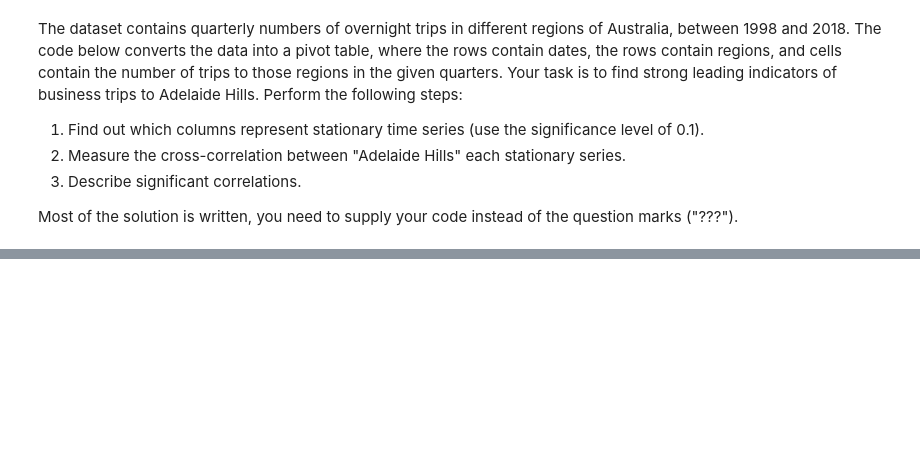
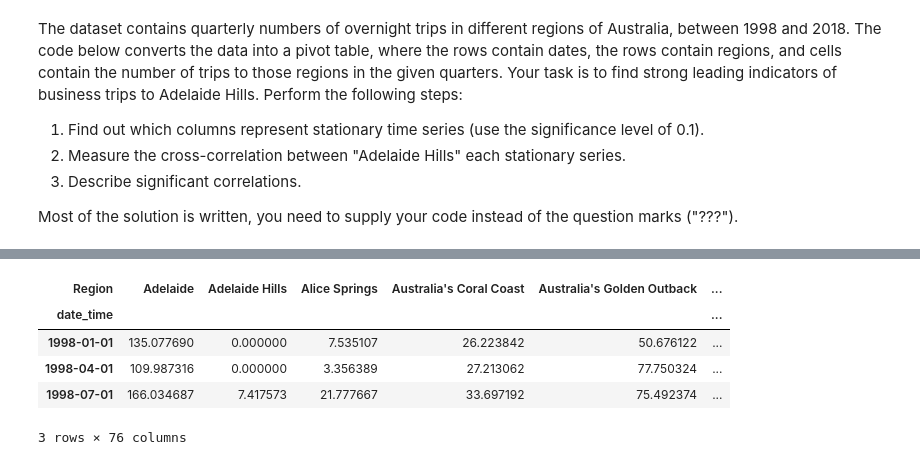
Before and after one commit to maiislearningdata/DA01_SQL, a Jupyter notebook: unit_3/Exercises Unit 3.ipynb, the cells around one changed output, grey strips where cells are left out. Saved outputs shown, nothing was run; the diff lists cells and outputs as text; code cells hidden in the pictures; blank space fills up the shorter version.

```diff
--- a/unit_3/Exercises Unit 3.ipynb
+++ b/unit_3/Exercises Unit 3.ipynb
@@ -208,12 +221,19 @@ df.info()
 # %%
 # Select data on business trips
-df = df[df["Purpose"] == ???]
+df = df[df["Purpose"] == "Business"]
 
 # Pivot so each region is a column, each date is a row
-pivot = df.pivot_table(index="???", aggfunc="sum",
-                       columns='???', values='Trips',
+pivot = df.pivot_table(index=df['date_time'], aggfunc="sum",
+                       columns=df['Region'], values='Trips',
                        observed=False)
 pivot.head(3)
+# %% [output]
+| Region | Adelaide | Adelaide Hills | Alice Springs | Australia's Coral Coast | Australia's Golden Outback | ... |
+| date_time |  |  |  |  |  | ... |
+| 1998-01-01 | 135.077690 | 0.000000 | 7.535107 | 26.223842 | 50.676122 | ... |
+| 1998-04-01 | 109.987316 | 0.000000 | 3.356389 | 27.213062 | 77.750324 | ... |
+| 1998-07-01 | 166.034687 | 7.417573 | 21.777667 | 33.697192 | 75.492374 | ... |
+3 rows × 76 columns
 # %%
 # find non-stationary columns using the sign level of 0.1 and drop them
 
```
Also changed, not shown: parts of 5 cells of this notebook.
